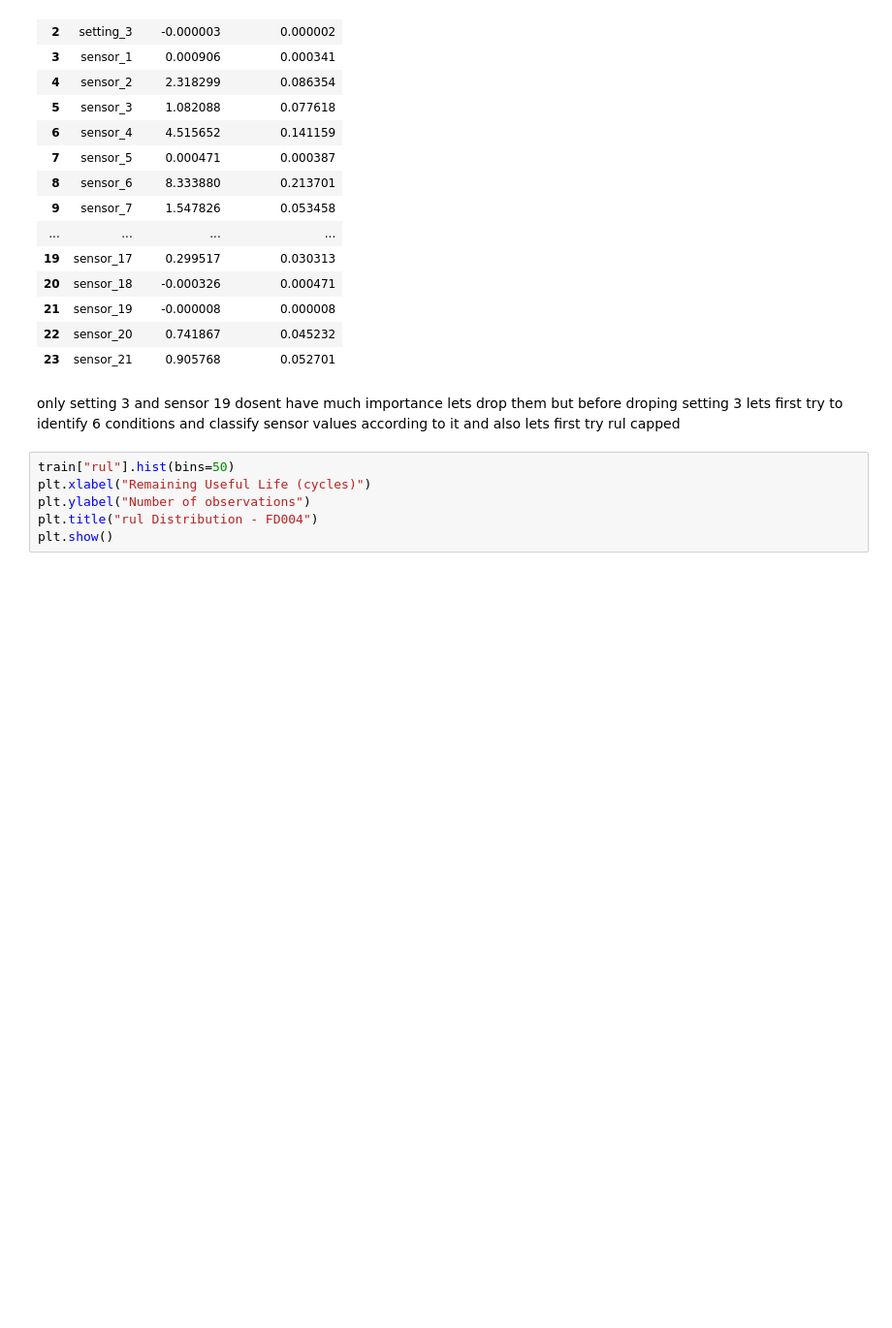
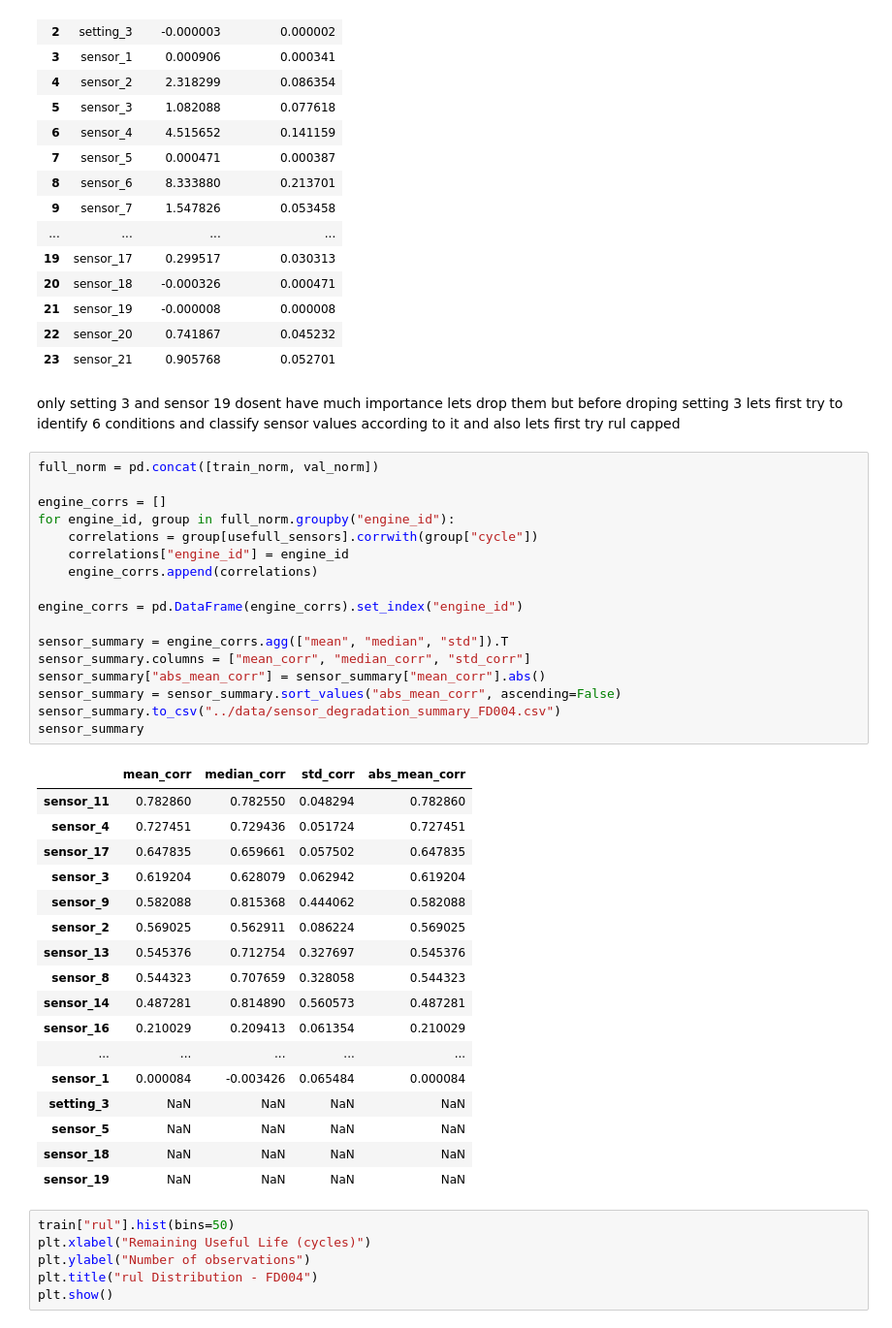
Before and after one commit to Kaushal7725/predictive-maintenance, a Jupyter notebook: notebooks/04_data_explor.ipynb, the cells around one changed output. Shown at 97% size. Saved outputs shown, nothing was run; the diff lists cells and outputs as text; blank space fills up the shorter version.

```diff
--- a/notebooks/04_data_explor.ipynb
+++ b/notebooks/04_data_explor.ipynb
@@ -187,6 +187,41 @@ prem_importance_df
 | 23 | sensor_21 | 0.905768 | 0.052701 |
 # %% [markdown]
 only setting 3 and sensor 19 dosent have much importance lets drop them but before droping setting 3 lets first try to identify 6 conditions and classify sensor values according to it and also lets first try rul capped
+# %%
+full_norm = pd.concat([train_norm, val_norm])
+
+engine_corrs = []
+for engine_id, group in full_norm.groupby("engine_id"):
+    correlations = group[usefull_sensors].corrwith(group["cycle"])
+    correlations["engine_id"] = engine_id
+    engine_corrs.append(correlations)
+
+engine_corrs = pd.DataFrame(engine_corrs).set_index("engine_id")
+
+sensor_summary = engine_corrs.agg(["mean", "median", "std"]).T
+sensor_summary.columns = ["mean_corr", "median_corr", "std_corr"]
+sensor_summary["abs_mean_corr"] = sensor_summary["mean_corr"].abs()
+sensor_summary = sensor_summary.sort_values("abs_mean_corr", ascending=False)
+sensor_summary.to_csv("../data/sensor_degradation_summary_FD004.csv")
+sensor_summary
+# %% [output]
+|  | mean_corr | median_corr | std_corr | abs_mean_corr |
+| sensor_11 | 0.782860 | 0.782550 | 0.048294 | 0.782860 |
+| sensor_4 | 0.727451 | 0.729436 | 0.051724 | 0.727451 |
+| sensor_17 | 0.647835 | 0.659661 | 0.057502 | 0.647835 |
+| sensor_3 | 0.619204 | 0.628079 | 0.062942 | 0.619204 |
+| sensor_9 | 0.582088 | 0.815368 | 0.444062 | 0.582088 |
+| sensor_2 | 0.569025 | 0.562911 | 0.086224 | 0.569025 |
+| sensor_13 | 0.545376 | 0.712754 | 0.327697 | 0.545376 |
+| sensor_8 | 0.544323 | 0.707659 | 0.328058 | 0.544323 |
+| sensor_14 | 0.487281 | 0.814890 | 0.560573 | 0.487281 |
+| sensor_16 | 0.210029 | 0.209413 | 0.061354 | 0.210029 |
+| ... | ... | ... | ... | ... |
+| sensor_1 | 0.000084 | -0.003426 | 0.065484 | 0.000084 |
+| setting_3 | NaN | NaN | NaN | NaN |
+| sensor_5 | NaN | NaN | NaN | NaN |
+| sensor_18 | NaN | NaN | NaN | NaN |
+| sensor_19 | NaN | NaN | NaN | NaN |
 # %%
 train["rul"].hist(bins=50)
 plt.xlabel("Remaining Useful Life (cycles)")
```
Also changed, not shown: 7 other files.
